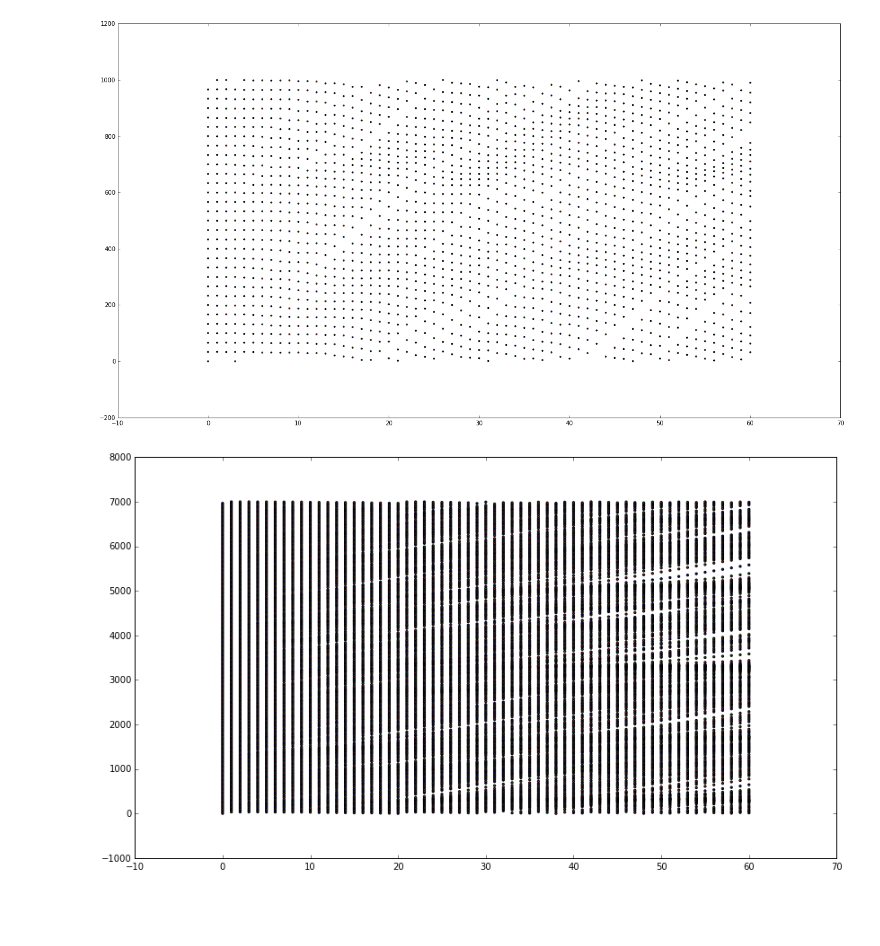
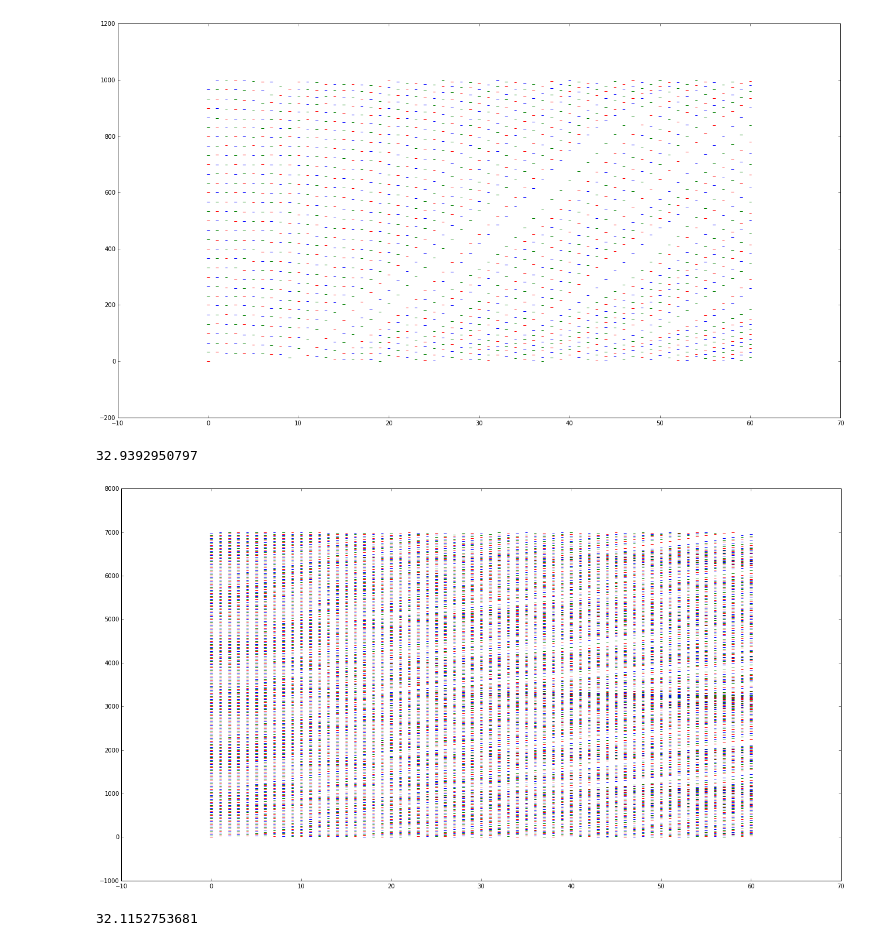
Before and after one commit to pjpassa/traffic-simulation, a Jupyter notebook: Traffic Simulation.ipynb, the cells around one changed output. Drawn from its saved outputs; the diff is of its cells as text; code cells hidden in the pictures; blank space fills up the shorter version.

Commit message:
Fixed display issues and added average speed

```diff
--- a/Traffic Simulation.ipynb
+++ b/Traffic Simulation.ipynb
@@ -23,9 +26,11 @@ time_list = [time for time in times]
 # %%
 plt.rcParams['figure.figsize'] = 22, 12
-plt.scatter(time_list, location_list, c=["r", "g", "b"], marker= ".")
+plt.scatter(time_list, location_list, c=["r", "g", "b"], marker= "_")
 plt.show()
+print(avg_speed + stdev_speed)
 # %% [output]
-[figure, old version]
+[figure, new version]
+32.9392950797
 # %%
 def hard_sim(speed_limit=200, run_time=60):
     road = Road(7, ([1000, 1], [2000, 1.4], [3000, 1], [4000, 2], [5000, 1], [6000, 1.2]))
@@ -38,12 +43,16 @@ speeds, locations, times = hard_sim(run_time=60)
 # %%
 location_list = [y for y in locations]
 time_list = [time for time in times]
+avg_speed = speeds.mean()
+stdev_speed = speeds.std()
 # %%
-plt.rcParams['figure.figsize'] = 14, 8
-plt.scatter(time_list, location_list, c=["r", "g", "b"], marker= ".")
+plt.rcParams['figure.figsize'] = 22, 12
+plt.scatter(time_list, location_list, c=["r", "g", "b"], marker= "_")
 plt.show()
+print(avg_speed + stdev_speed)
 # %% [output]
-[figure, old version]
+[figure, new version]
+32.1152753681
 # %%
 def nightmare_sim(speed_limit=200, run_time=60):
     road = Road(7, ([1000, 1], [2000, 1.4], [3000, 1], [4000, 2], [5000, 1], [6000, 1.2]))
```
Also changed, not shown: parts of 7 cells of this notebook.
